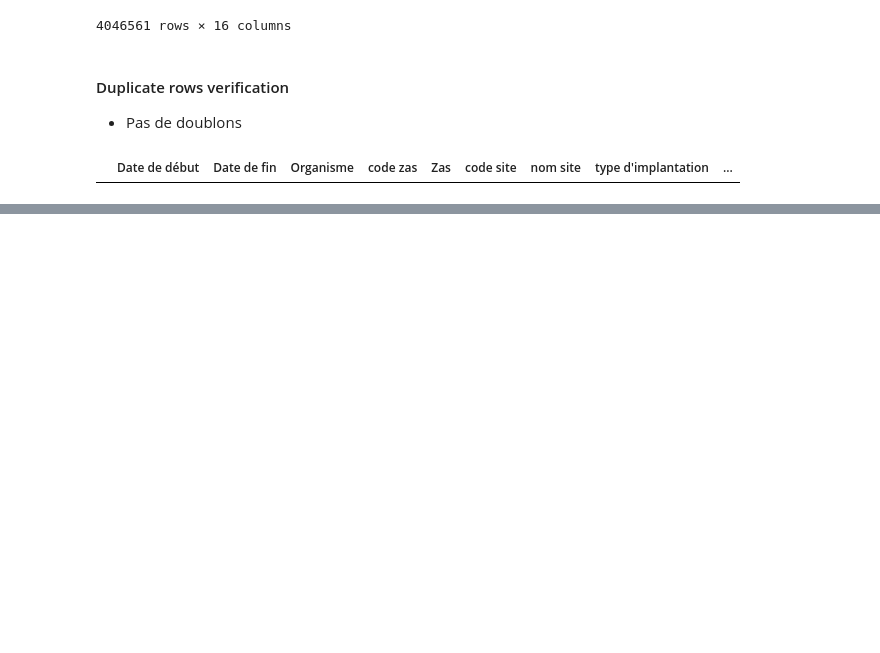
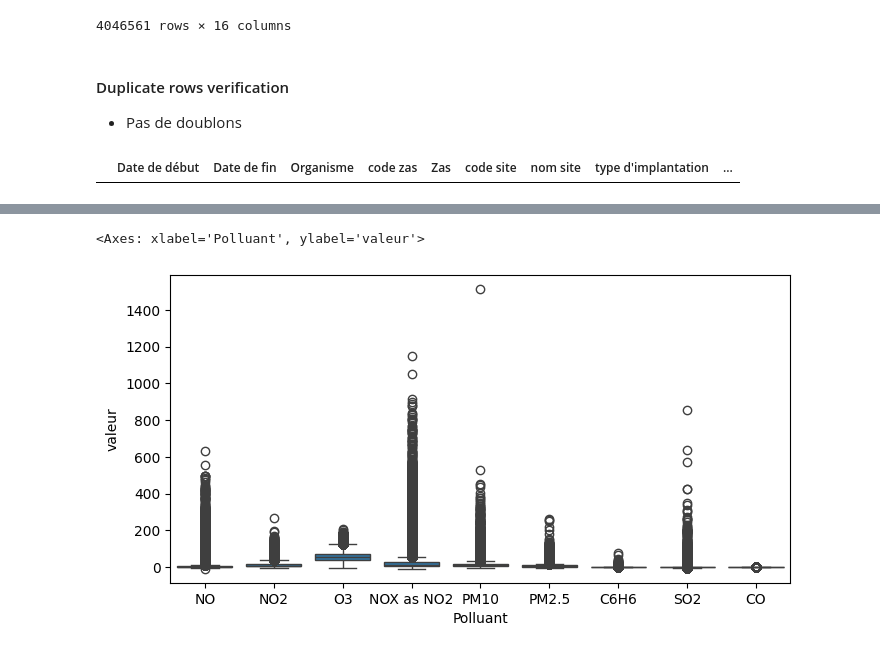
Before and after one commit to Ritishrx7/AirQuality, a Jupyter notebook: Final/Work_Notebook.ipynb, the cells around one changed output, grey strips where cells are left out. Cells and saved outputs as stored; diff of their text form; code cells hidden in the pictures; blank space fills up the shorter version.

Commit message:
boxplots

```diff
--- a/Final/Work_Notebook.ipynb
+++ b/Final/Work_Notebook.ipynb
@@ -324,0 +365,6 @@ df[df.duplicated()]
+# %%
+plt.figure(figsize=(8,4))
+sns.boxplot(data=df, x="Polluant", y="valeur")
+# %% [output]
+<Axes: xlabel='Polluant', ylabel='valeur'>
+[figure, added]
```
Also changed, not shown: parts of 6 cells of this notebook, 1 other file.
